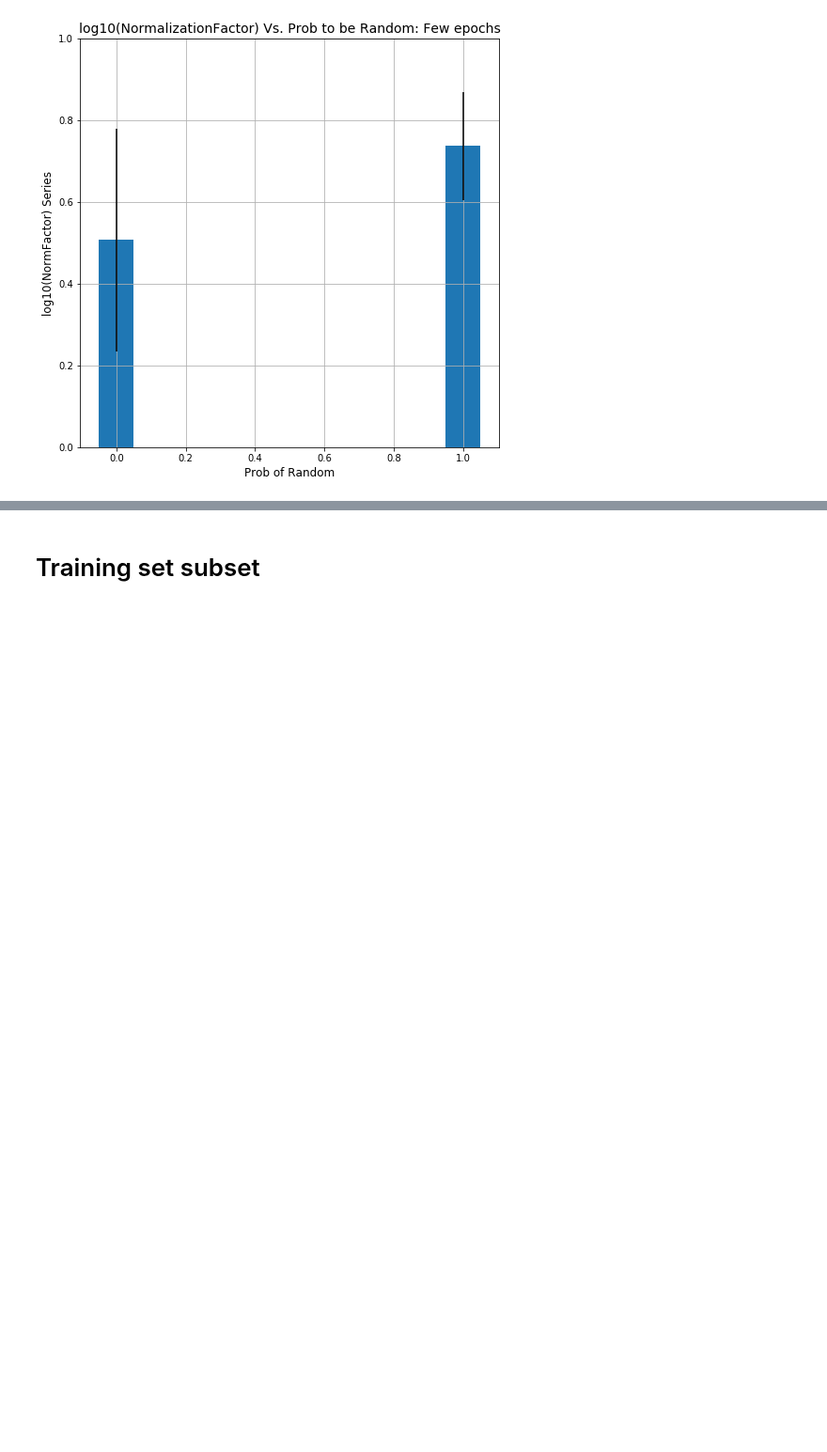
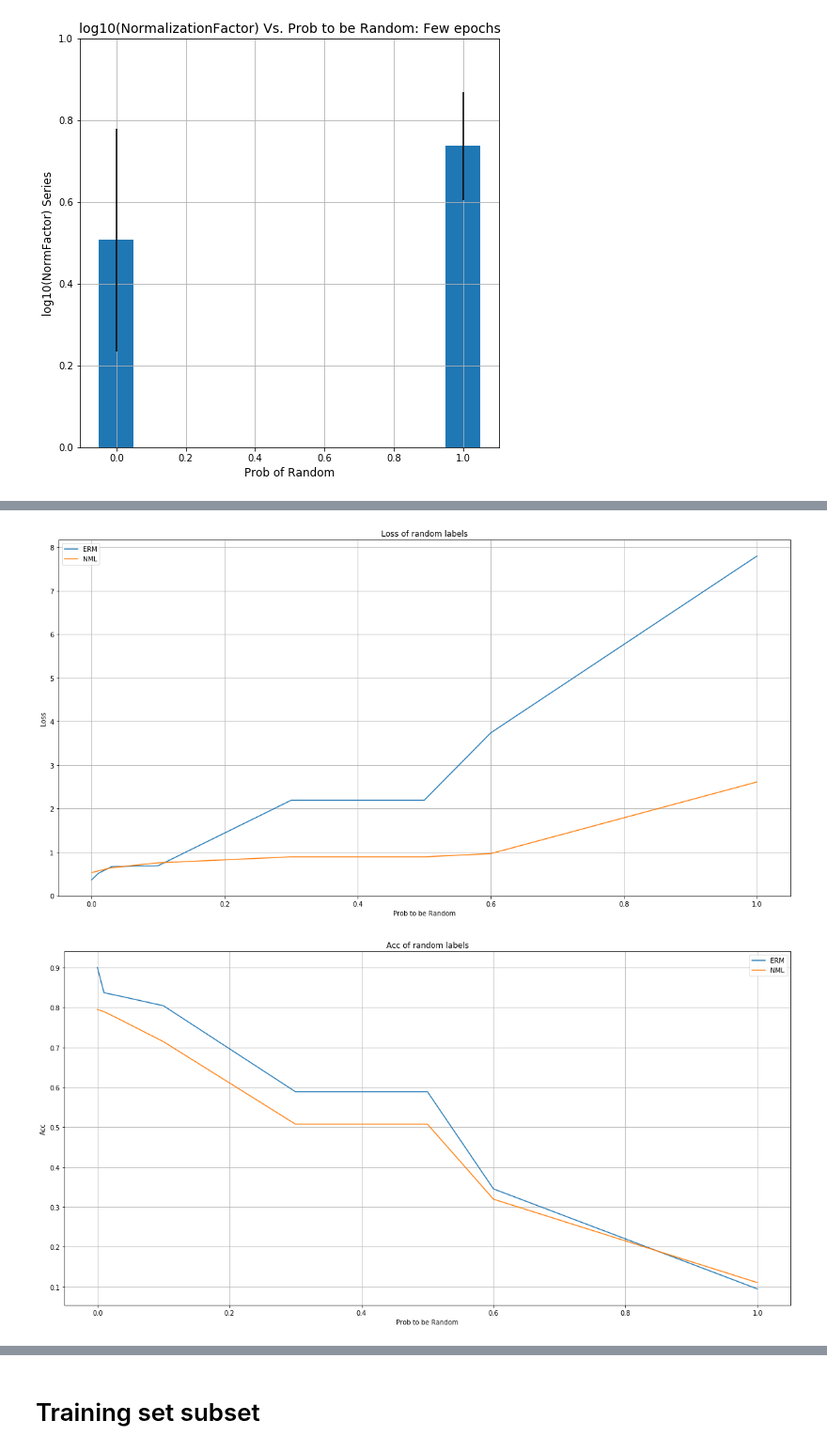
Before and after one commit to kobybibas/deep_pnml_experiments, a Jupyter notebook: src/analyze_results.ipynb, the cells around one changed output, grey strips where cells are left out. Shown at 94% size. Saved outputs shown, nothing was run; the diff lists cells and outputs as text; code cells hidden in the pictures; blank space fills up the shorter version.

```diff
--- a/src/analyze_results.ipynb
+++ b/src/analyze_results.ipynb
@@ -622,0 +743,14 @@ Std Loss (log10)   0.273617  1.767140
+# %%
+nml_loss_list = []
+nml_acc_list = []
+erm_loss_list = []
+erm_acc_list = []
+for dict_num, results_dict in enumerate(result_dict_list):
+    print('Dict Number:' , dict_num)
+    nml_loss, _, nml_acc, is_correct_nml, idx_in_dataset  = get_NML_log_loss_from_dict(results_dict, is_random_labels = True)
+    erm_loss, erm_acc, is_correct_erm = get_ERM_log_loss_from_dict(results_dict, is_random_labels = True)
+    nml_loss_list.append(np.mean(nml_loss))
+    nml_acc_list.append(nml_acc)
+    erm_loss_list.append(np.mean(erm_loss))
+    erm_acc_list.append(erm_acc)
+    print(erm_acc)
@@ -622,0 +775,23 @@ Std Loss (log10)   0.273617  1.767140
+# %%
+plt.figure(figsize=(20,10))
+plt.plot(random_prob, erm_loss_list, label='ERM')
+plt.plot(random_prob, nml_loss_list, label='NML')
+plt.grid()
+plt.title('Loss of random labels')
+plt.ylabel('Loss')
+plt.xlabel('Prob to be Random')
+plt.legend()
+plt.show()
+
+plt.figure(figsize=(20,10))
+plt.plot(random_prob, erm_acc_list, label='ERM')
+plt.plot(random_prob, nml_acc_list, label='NML')
+plt.grid()
+plt.title('Acc of random labels')
+plt.ylabel('Acc')
+plt.xlabel('Prob to be Random')
+plt.legend()
+plt.show()
+# %% [output]
+[figure, added]
+[figure, added]
```
Also changed, not shown: parts of 27 cells of this notebook, 10 other files.
